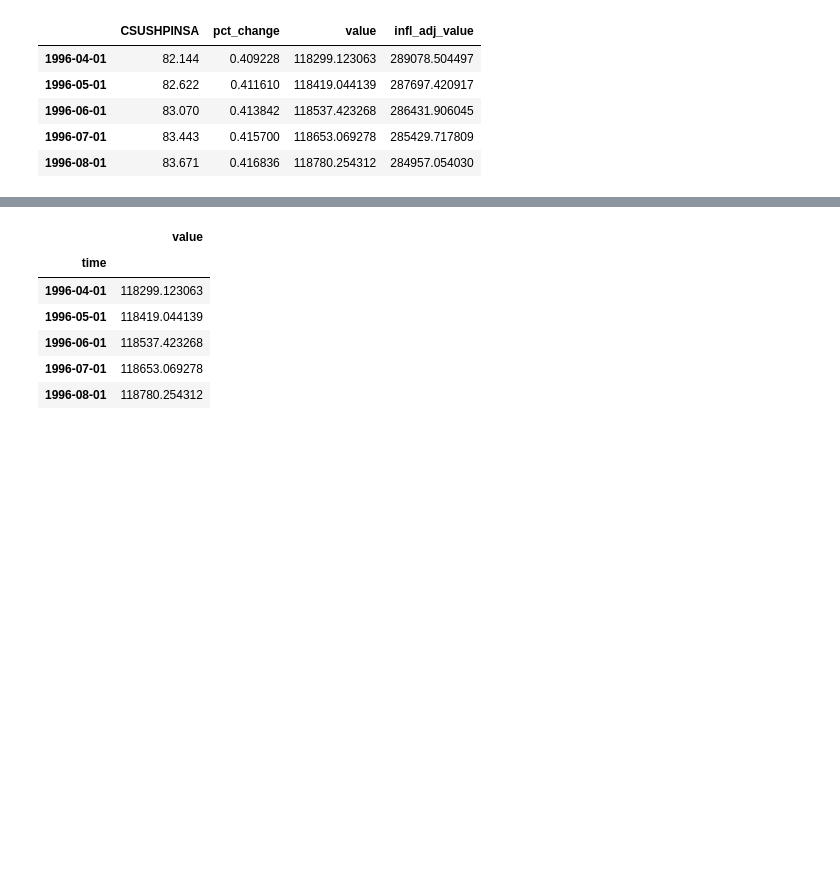
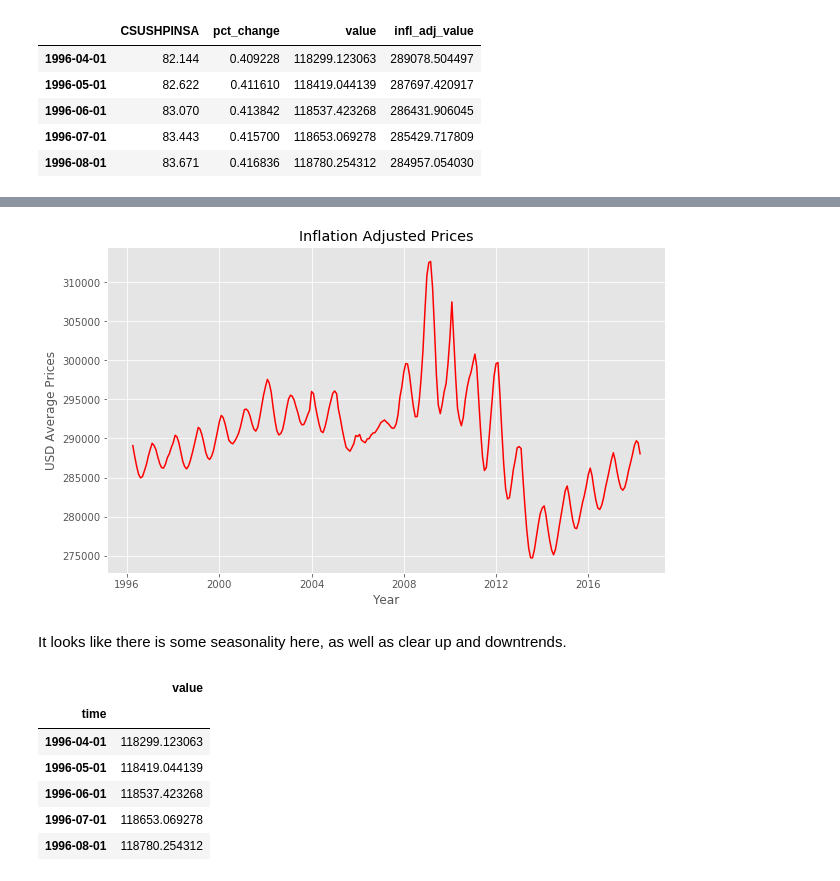
Before and after one commit to Ranykhalil/dsc-mod-4-project-v2-1-london-ds-02172020, a Jupyter notebook: time-series/Nav_notebook.ipynb, the cells around one changed output, grey strips where cells are left out. Saved outputs shown, nothing was run; the diff lists cells and outputs as text; code cells hidden in the pictures; blank space fills up the shorter version.

```diff
--- a/time-series/Nav_notebook.ipynb
+++ b/time-series/Nav_notebook.ipynb
@@ -217,8 +254,6 @@ inflation_merged.head()
 | 1996-06-01 | 83.070 | 0.413842 | 118537.423268 |
 | 1996-07-01 | 83.443 | 0.415700 | 118653.069278 |
 | 1996-08-01 | 83.671 | 0.416836 | 118780.254312 |
-# %%
-inflation_merged['infl_adj_value3'] = inflation_merged['value'] * (1 - inflation_merged['pct_change2'])
 # %% [markdown]
 We will now calculate the inflation adjusted prices
 # %%
@@ -246,3 +281,14 @@ plt.show()
+# %%
+plt.figure(figsize=(10,6))
+plt.plot(inflation_merged['infl_adj_value'], color='red')
+plt.xlabel('Year')
+plt.ylabel('USD Average Prices')
+plt.title('Inflation Adjusted Prices')
+plt.show()
+# %% [output]
+[figure, added]
+# %% [markdown]
+It looks like there is some seasonality here, as well as clear up and downtrends.
 # %%
 df.head()
 # %% [output]
```
Also changed, not shown: parts of 110 cells of this notebook.
